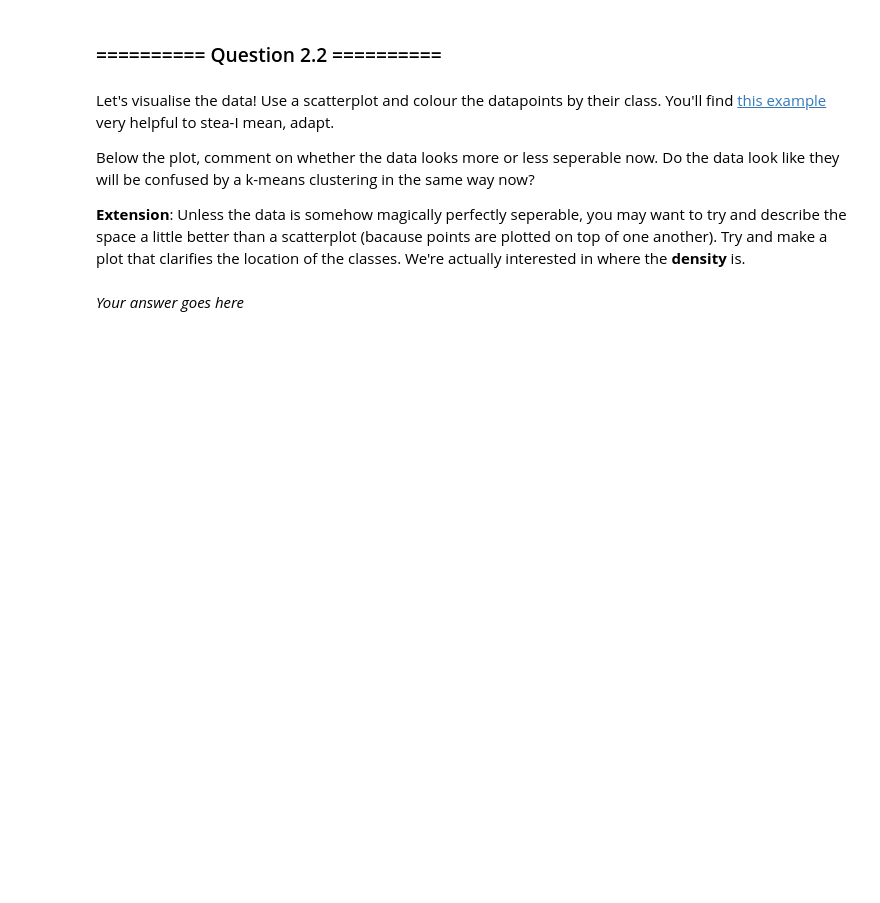
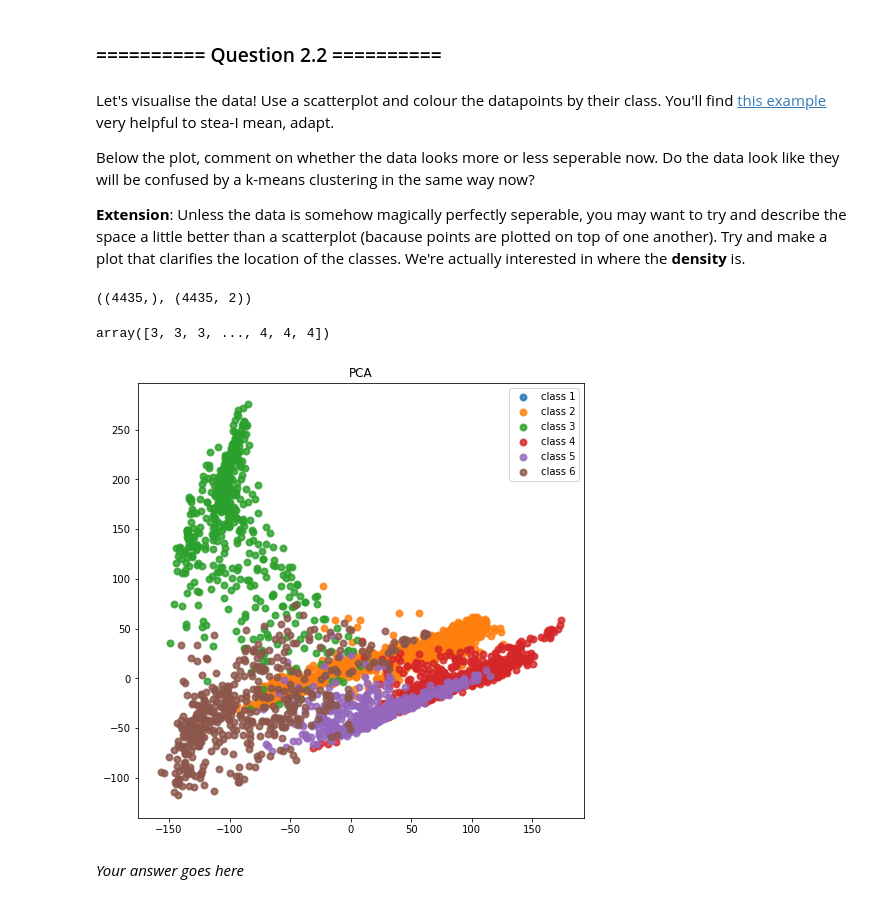
Before and after one commit to anirudhgangwal/IAML, a Jupyter notebook: 08_Lab_4_Clustering_PCA_and_Evaluation.ipynb, the cells around one changed output. Drawn from its saved outputs; the diff is of its cells as text; code cells hidden in the pictures; blank space fills up the shorter version.

```diff
--- a/08_Lab_4_Clustering_PCA_and_Evaluation.ipynb
+++ b/08_Lab_4_Clustering_PCA_and_Evaluation.ipynb
@@ -112,3 +125,6 @@ We are going to project the data down to 2 dimensions and visualise it using PCA
+# %%
+pca = PCA(n_components=2)
+X_2d = pca.fit_transform(X)
 # %% [markdown]
 ### ========== Question 2.2 ==========
 # %% [markdown]
@@ -122,3 +136,22 @@ Below the plot, comment on whether the data looks more or less seperable now. Do
+# %%
+y.shape,X_2d.shape
+# %% [output]
+((4435,), (4435, 2))
+# %%
+y
+# %% [output]
+array([3, 3, 3, ..., 4, 4, 4])
+# %%
+colours = matplotlib.rcParams['axes.prop_cycle'].by_key()['color']
+lw = 2
+plt.figure(figsize=(8,8))
+for color, i in zip(colours, range(6)):
+    plt.scatter(X_2d[y == i, 0], X_2d[y == i, 1], color=color, alpha=.8, lw=lw, label='class {}'.format(i+1))
+plt.legend(loc='best', shadow=False, scatterpoints=1)
+plt.title('PCA')
+plt.show()
+# %% [output]
+[figure, added]
 # %% [markdown]
 *Your answer goes here*
 # %% [markdown]
```
Also changed, not shown: parts of 11 cells of this notebook, 4 other files.
